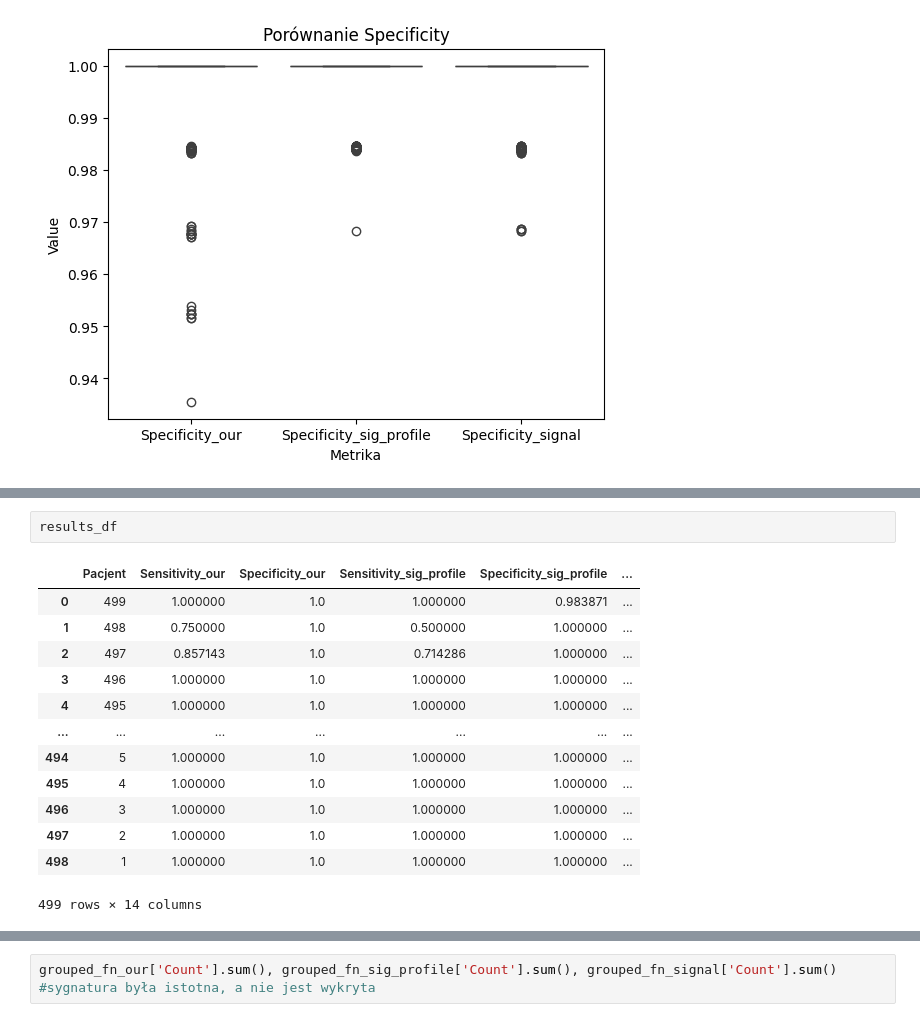
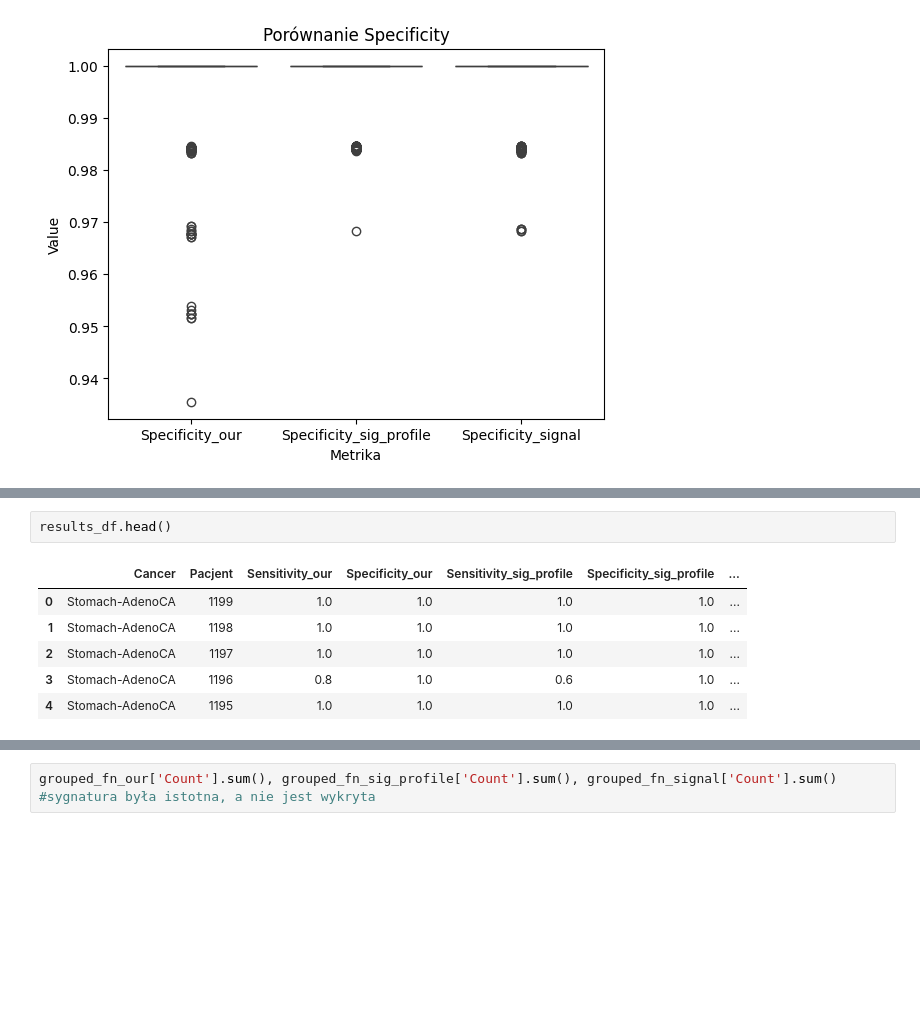
Before and after one commit to marcin119a/data_comparation, a Jupyter notebook: benchmark_6_output/interpretation_benchmark_6.ipynb, the cells around one changed output, grey strips where cells are left out. Cells and saved outputs as stored; diff of their text form; blank space fills up the shorter version.

```diff
--- a/benchmark_6_output/interpretation_benchmark_6.ipynb
+++ b/benchmark_6_output/interpretation_benchmark_6.ipynb
@@ -168,19 +192,12 @@ plt.show()
-# %%
-results_df
-# %% [output]
-|  | Pacjent | Sensitivity_our | Specificity_our | Sensitivity_sig_profile | Specificity_sig_profile | ... |
-| 0 | 499 | 1.000000 | 1.0 | 1.000000 | 0.983871 | ... |
-| 1 | 498 | 0.750000 | 1.0 | 0.500000 | 1.000000 | ... |
-| 2 | 497 | 0.857143 | 1.0 | 0.714286 | 1.000000 | ... |
-| 3 | 496 | 1.000000 | 1.0 | 1.000000 | 1.000000 | ... |
-| 4 | 495 | 1.000000 | 1.0 | 1.000000 | 1.000000 | ... |
-| ... | ... | ... | ... | ... | ... | ... |
-| 494 | 5 | 1.000000 | 1.0 | 1.000000 | 1.000000 | ... |
-| 495 | 4 | 1.000000 | 1.0 | 1.000000 | 1.000000 | ... |
-| 496 | 3 | 1.000000 | 1.0 | 1.000000 | 1.000000 | ... |
-| 497 | 2 | 1.000000 | 1.0 | 1.000000 | 1.000000 | ... |
-| 498 | 1 | 1.000000 | 1.0 | 1.000000 | 1.000000 | ... |
-499 rows × 14 columns
+# %%
+results_df.head()
+# %% [output]
+|  | Cancer | Pacjent | Sensitivity_our | Specificity_our | Sensitivity_sig_profile | Specificity_sig_profile | ... |
+| 0 | Stomach-AdenoCA | 1199 | 1.0 | 1.0 | 1.0 | 1.0 | ... |
+| 1 | Stomach-AdenoCA | 1198 | 1.0 | 1.0 | 1.0 | 1.0 | ... |
+| 2 | Stomach-AdenoCA | 1197 | 1.0 | 1.0 | 1.0 | 1.0 | ... |
+| 3 | Stomach-AdenoCA | 1196 | 0.8 | 1.0 | 0.6 | 1.0 | ... |
+| 4 | Stomach-AdenoCA | 1195 | 1.0 | 1.0 | 1.0 | 1.0 | ... |
 # %%
 import pandas as pd
 
```
Also changed, not shown: parts of 12 cells of this notebook.
